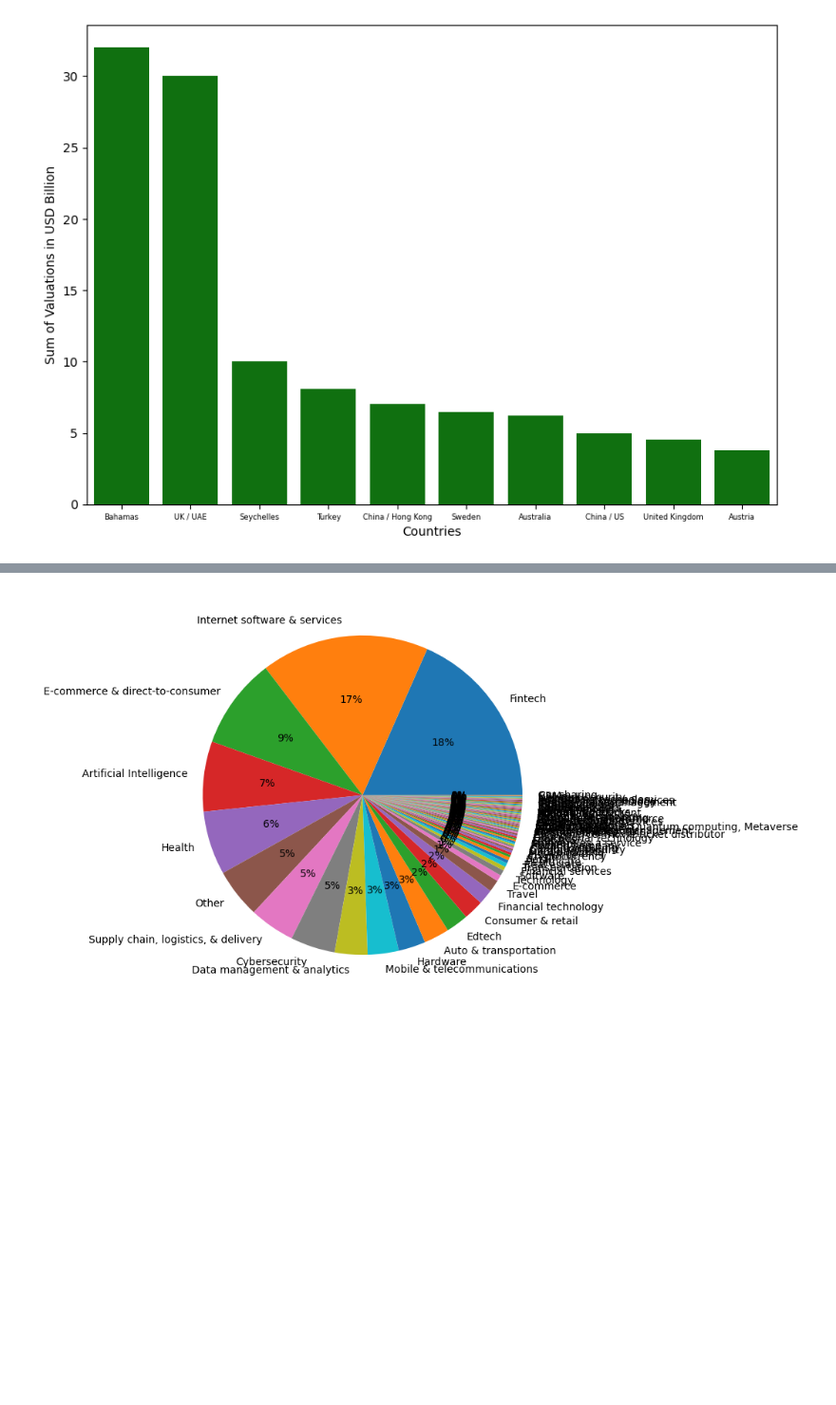
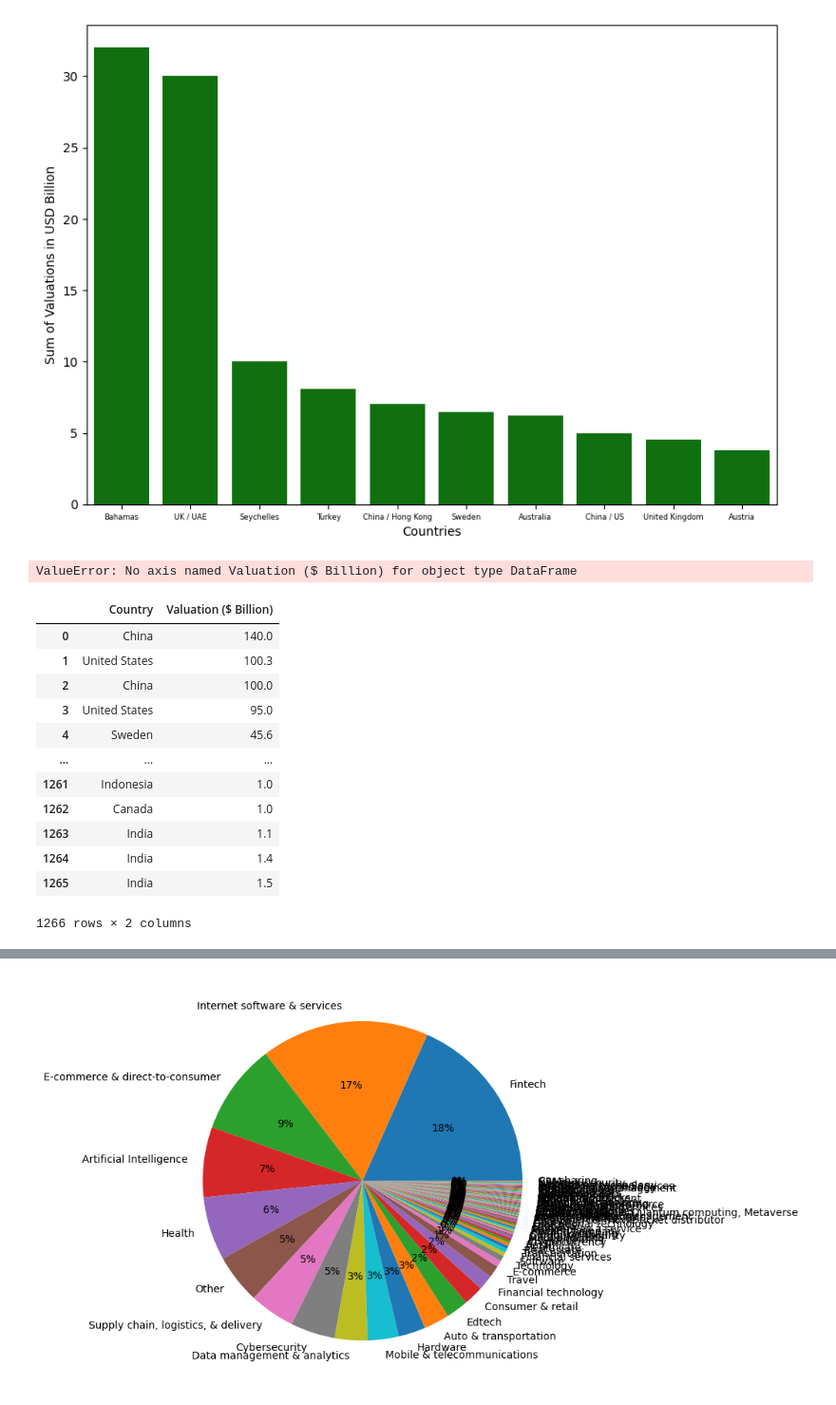
Before and after one commit to Frans-Grau/Project4-WebScrap, a Jupyter notebook: Insights/Unicorns.ipynb, the cells around one changed output, grey strips where cells are left out. Shown: that part at 95% size. Cells and saved outputs as stored; diff of their text form; code cells hidden in the pictures; blank space fills up the shorter version.

```diff
--- a/Insights/Unicorns.ipynb
+++ b/Insights/Unicorns.ipynb
@@ -54,5 +54,26 @@ ax.set_ylabel('Sum of Valuations in USD Billion')
 # %% [output]
 Text(0, 0.5, 'Sum of Valuations in USD Billion')
 [figure]
+# %%
+unicorns[['Industry', 'Valuation ($ Billion)']].sum('Valuation ($ Billion)')
+# %% [output]
+ValueError: No axis named Valuation ($ Billion) for object type DataFrame
+# %%
+Top = unicorns[['Country','Valuation ($ Billion)']]
+Top
+# %% [output]
+|  | Country | Valuation ($ Billion) |
+| 0 | China | 140.0 |
+| 1 | United States | 100.3 |
+| 2 | China | 100.0 |
+| 3 | United States | 95.0 |
+| 4 | Sweden | 45.6 |
+| ... | ... | ... |
+| 1261 | Indonesia | 1.0 |
+| 1262 | Canada | 1.0 |
+| 1263 | India | 1.1 |
+| 1264 | India | 1.4 |
+| 1265 | India | 1.5 |
+1266 rows × 2 columns
 # %%
 ### boxplots to show why us and others are not on this plots
```
Also changed, not shown: parts of 3 cells of this notebook.
